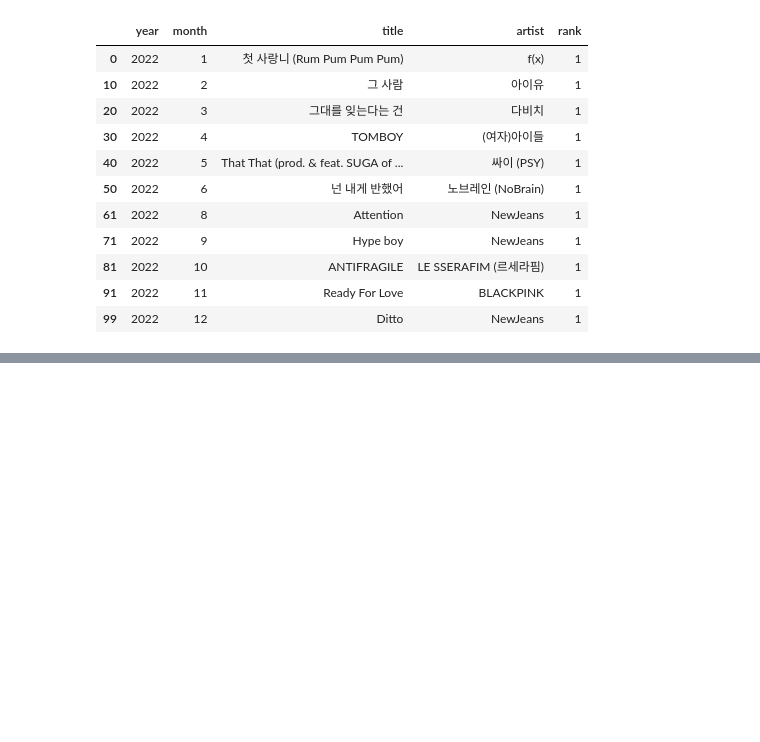
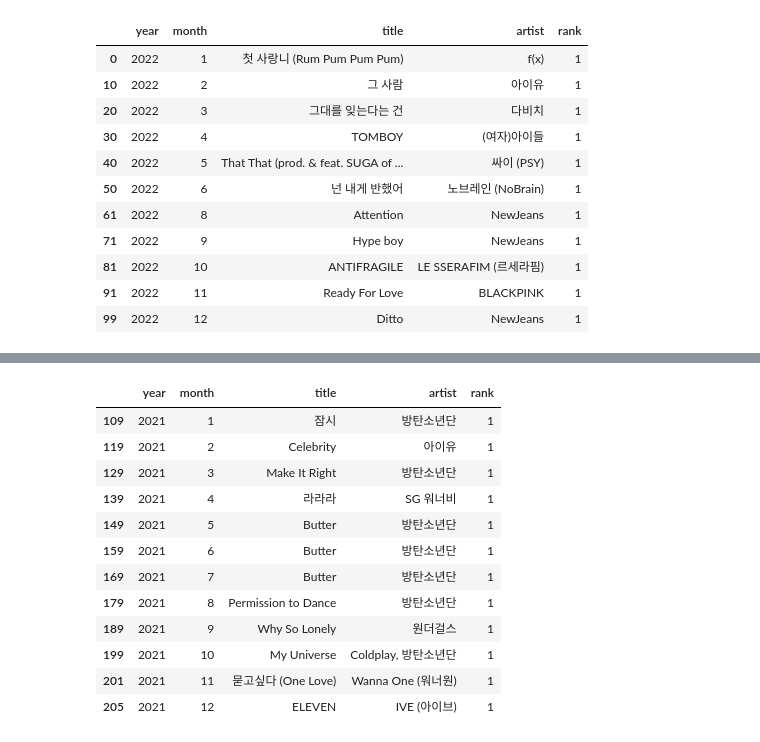
Before and after one commit to jenny-jione/melon_project, a Jupyter notebook: pandas_practice.ipynb, the cells around one changed output, grey strips where cells are left out. Cells and saved outputs as stored; diff of their text form; code cells hidden in the pictures; blank space fills up the shorter version.

```diff
--- a/pandas_practice.ipynb
+++ b/pandas_practice.ipynb
@@ -237,0 +211,16 @@ get_monthly_top_song(2016)
+# %%
+get_monthly_top_song(2021)
+# %% [output]
+|  | year | month | title | artist | rank |
+| 109 | 2021 | 1 | 잠시 | 방탄소년단 | 1 |
+| 119 | 2021 | 2 | Celebrity | 아이유 | 1 |
+| 129 | 2021 | 3 | Make It Right | 방탄소년단 | 1 |
+| 139 | 2021 | 4 | 라라라 | SG 워너비 | 1 |
+| 149 | 2021 | 5 | Butter | 방탄소년단 | 1 |
+| 159 | 2021 | 6 | Butter | 방탄소년단 | 1 |
+| 169 | 2021 | 7 | Butter | 방탄소년단 | 1 |
+| 179 | 2021 | 8 | Permission to Dance | 방탄소년단 | 1 |
+| 189 | 2021 | 9 | Why So Lonely | 원더걸스 | 1 |
+| 199 | 2021 | 10 | My Universe | Coldplay, 방탄소년단 | 1 |
+| 201 | 2021 | 11 | 묻고싶다 (One Love) | Wanna One (워너원) | 1 |
+| 205 | 2021 | 12 | ELEVEN | IVE (아이브) | 1 |
```
Also changed, not shown: parts of 15 cells of this notebook.
